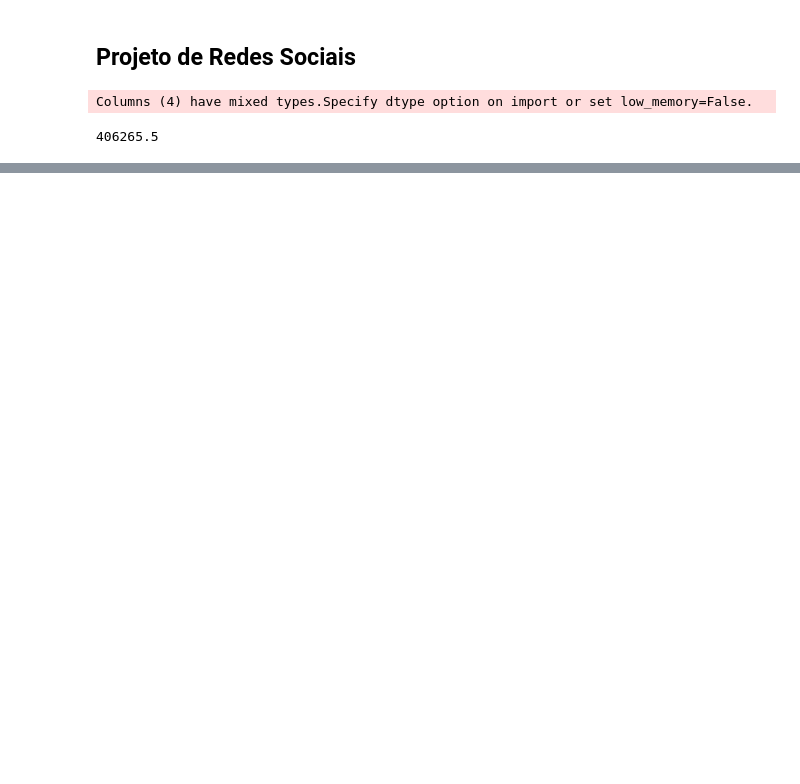
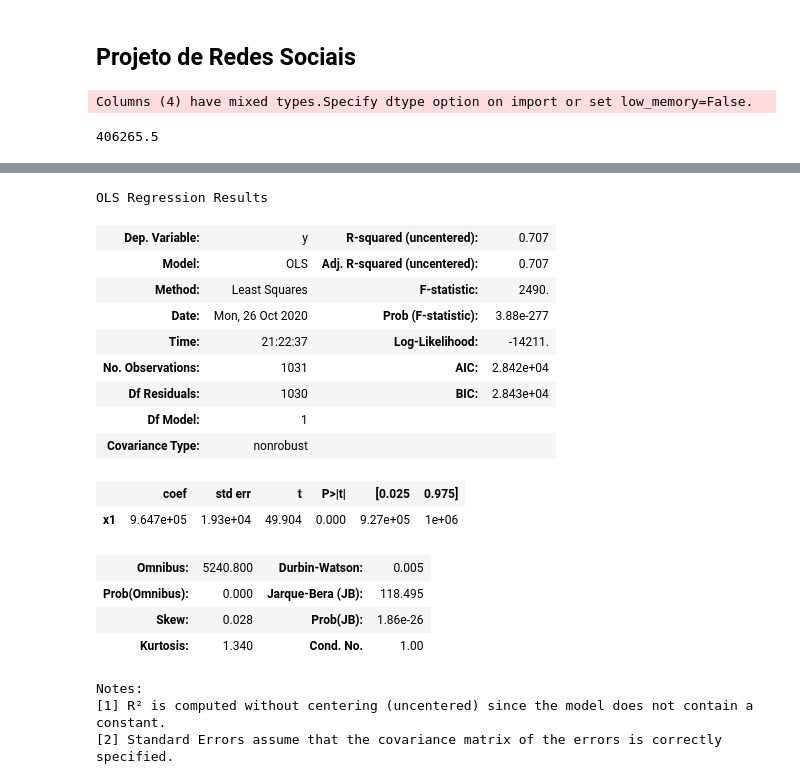
Before and after one commit to chends888/ProjRedes2020_2, a Jupyter notebook: Projeto_Redes.ipynb, the cells around one changed output, grey strips where cells are left out. Cells and saved outputs as stored; diff of their text form; code cells hidden in the pictures; blank space fills up the shorter version.

```diff
--- a/Projeto_Redes.ipynb
+++ b/Projeto_Redes.ipynb
@@ -68,0 +115,24 @@ Progress: 100.0%
+# %%
+model = sm.OLS(gym_scores, gyms_closeness)
+result = model.fit()
+result.summary()
+# %% [output]
+OLS Regression Results
+| Dep. Variable: | y | R-squared (uncentered): | 0.707 |
+| Model: | OLS | Adj. R-squared (uncentered): | 0.707 |
+| Method: | Least Squares | F-statistic: | 2490. |
+| Date: | Mon, 26 Oct 2020 | Prob (F-statistic): | 3.88e-277 |
+| Time: | 21:22:37 | Log-Likelihood: | -14211. |
+| No. Observations: | 1031 | AIC: | 2.842e+04 |
+| Df Residuals: | 1030 | BIC: | 2.843e+04 |
+| Df Model: | 1 |  |  |
+| Covariance Type: | nonrobust |  |  |
+|  | coef | std err | t | P>|t| | [0.025 | 0.975] |
+| x1 | 9.647e+05 | 1.93e+04 | 49.904 | 0.000 | 9.27e+05 | 1e+06 |
+| Omnibus: | 5240.800 | Durbin-Watson: | 0.005 |
+| Prob(Omnibus): | 0.000 | Jarque-Bera (JB): | 118.495 |
+| Skew: | 0.028 | Prob(JB): | 1.86e-26 |
+| Kurtosis: | 1.340 | Cond. No. | 1.00 |
+Notes:
+[1] R² is computed without centering (uncentered) since the model does not contain a constant.
+[2] Standard Errors assume that the covariance matrix of the errors is correctly specified.
```
Also changed, not shown: parts of 10 cells of this notebook, 1 other file.
